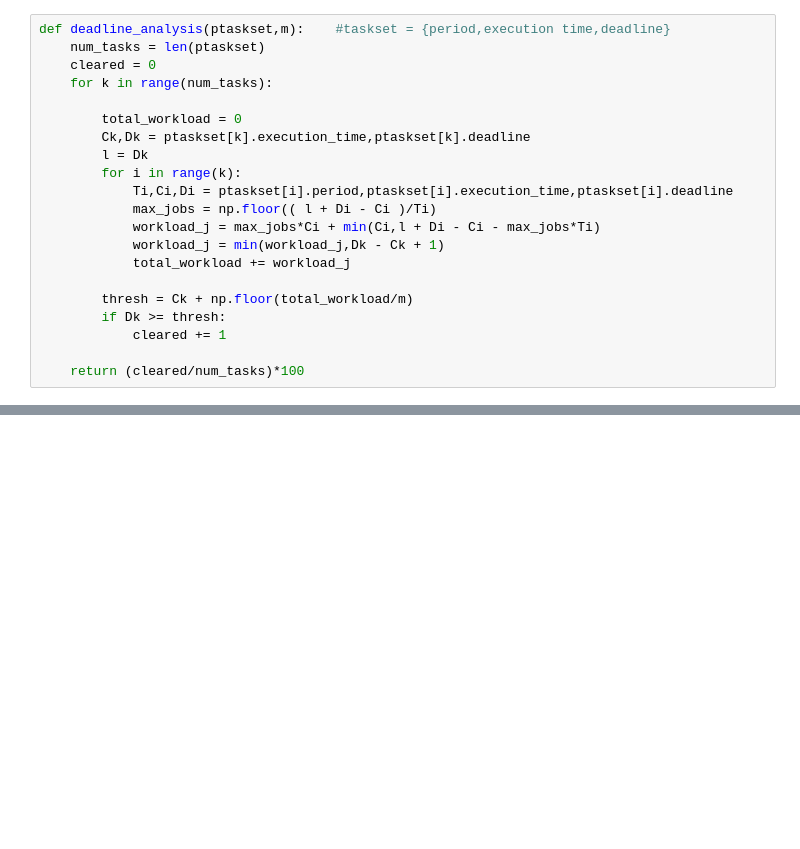
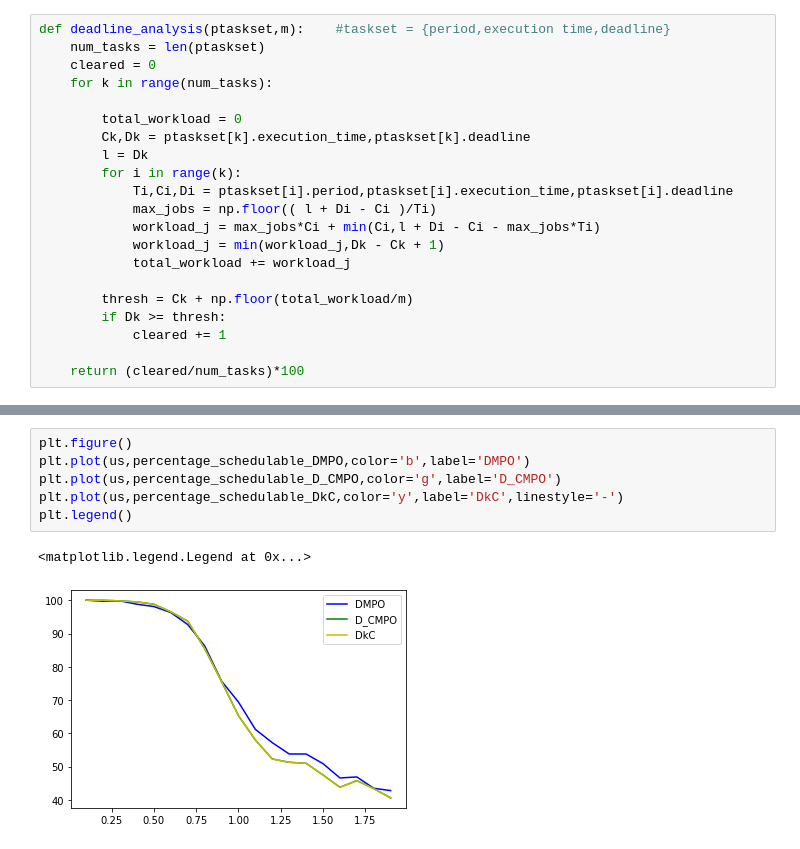
Before and after one commit to BuzzingTaz/RTES-Project, a Jupyter notebook: uunifast.ipynb, the cells around one changed output, grey strips where cells are left out. Cells and saved outputs as stored; diff of their text form; blank space fills up the shorter version.

```diff
--- a/uunifast.ipynb
+++ b/uunifast.ipynb
@@ -345,0 +466,9 @@ print(r[::-1])
+# %%
+plt.figure()
+plt.plot(us,percentage_schedulable_DMPO,color='b',label='DMPO')
+plt.plot(us,percentage_schedulable_D_CMPO,color='g',label='D_CMPO')
+plt.plot(us,percentage_schedulable_DkC,color='y',label='DkC',linestyle='-')
+plt.legend()
+# %% [output]
+<matplotlib.legend.Legend at 0x...>
+[figure, added]
```
Also changed, not shown: parts of 14 cells of this notebook, 1 other file.
